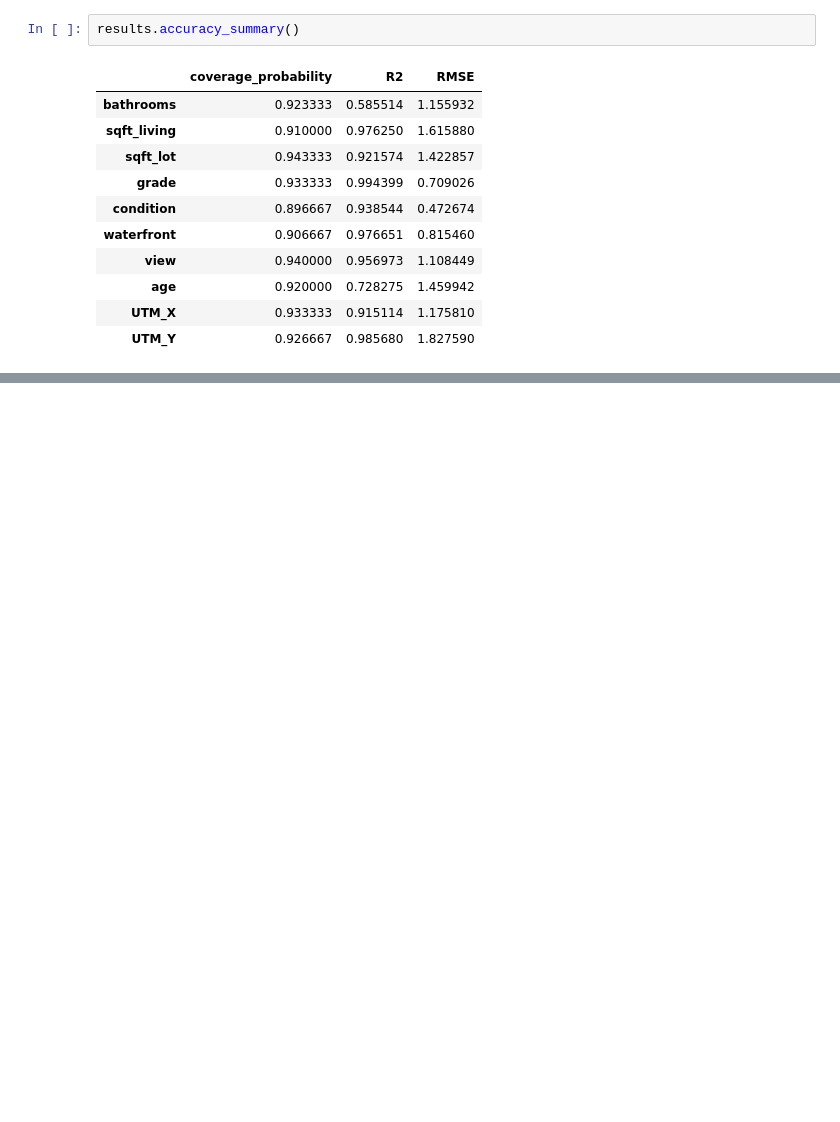
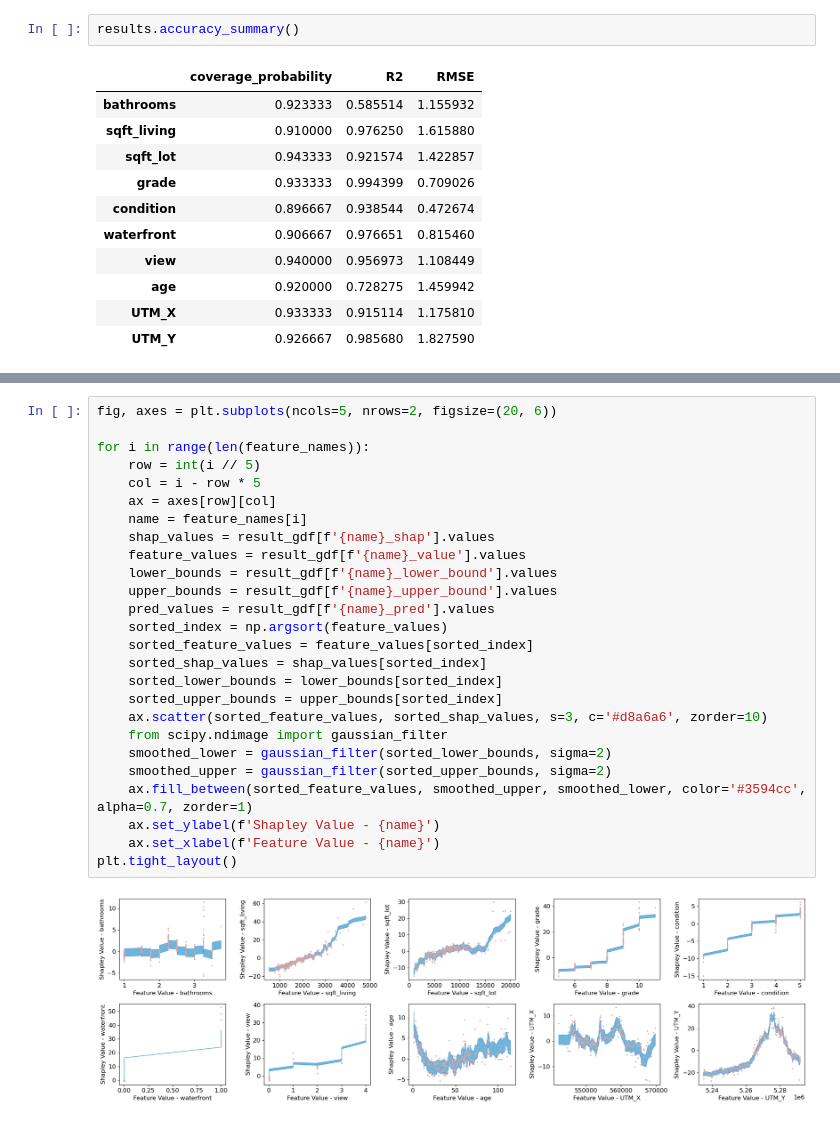
Before and after one commit to Vezarachan/GeoXCP, a Jupyter notebook: examples/SeattleHomeSaleUncertaintyGeoX.ipynb, the cells around one changed output, grey strips where cells are left out. Drawn from its saved outputs; the diff is of its cells as text; blank space fills up the shorter version.

```diff
--- a/examples/SeattleHomeSaleUncertaintyGeoX.ipynb
+++ b/examples/SeattleHomeSaleUncertaintyGeoX.ipynb
@@ -74,0 +172,28 @@ results.plot_shap_values_with_uncertainty(40)
+# %%
+fig, axes = plt.subplots(ncols=5, nrows=2, figsize=(20, 6))
+
+for i in range(len(feature_names)):
+    row = int(i // 5)
+    col = i - row * 5
+    ax = axes[row][col]
+    name = feature_names[i]
+    shap_values = result_gdf[f'{name}_shap'].values
+    feature_values = result_gdf[f'{name}_value'].values
+    lower_bounds = result_gdf[f'{name}_lower_bound'].values
+    upper_bounds = result_gdf[f'{name}_upper_bound'].values
+    pred_values = result_gdf[f'{name}_pred'].values
+    sorted_index = np.argsort(feature_values)
+    sorted_feature_values = feature_values[sorted_index]
+    sorted_shap_values = shap_values[sorted_index]
+    sorted_lower_bounds = lower_bounds[sorted_index]
+    sorted_upper_bounds = upper_bounds[sorted_index]
+    ax.scatter(sorted_feature_values, sorted_shap_values, s=3, c='#d8a6a6', zorder=10)
+    from scipy.ndimage import gaussian_filter
+    smoothed_lower = gaussian_filter(sorted_lower_bounds, sigma=2)
+    smoothed_upper = gaussian_filter(sorted_upper_bounds, sigma=2)
+    ax.fill_between(sorted_feature_values, smoothed_upper, smoothed_lower, color='#3594cc', alpha=0.7, zorder=1)
+    ax.set_ylabel(f'Shapley Value - {name}')
+    ax.set_xlabel(f'Feature Value - {name}')
+plt.tight_layout()
+# %% [output]
+[figure, added]
```
Also changed, not shown: parts of 16 cells of this notebook, 2 other files.
